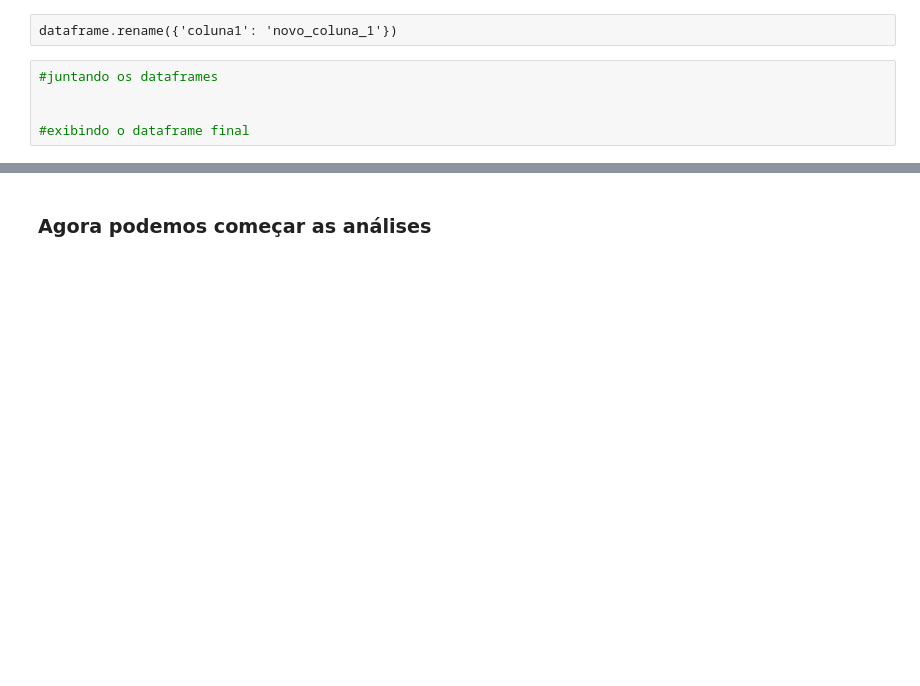
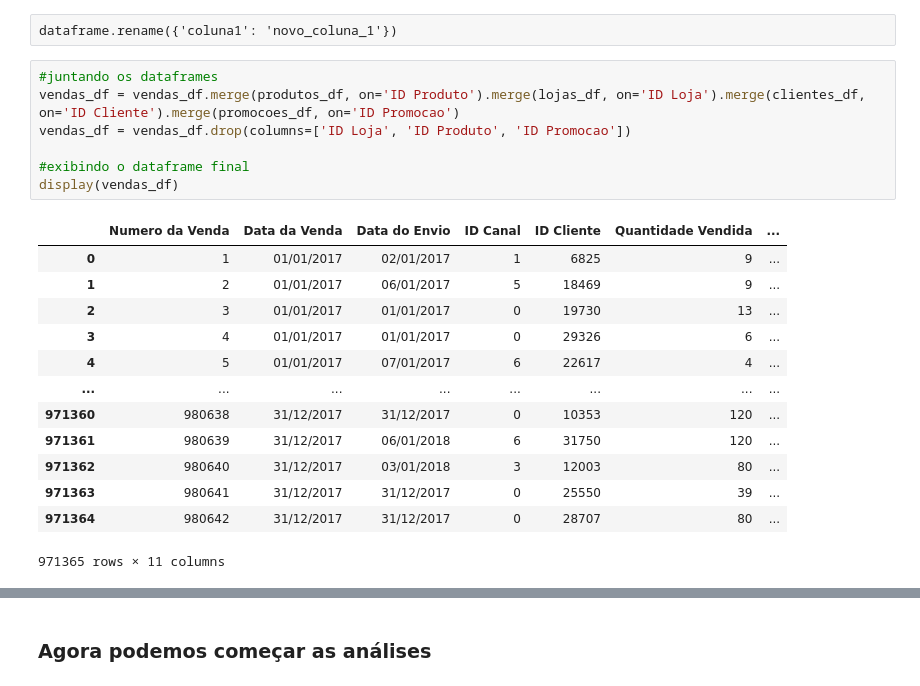
Before and after one commit to Anderson-Andy-Correa/8-Python-Impressionador-Hashtag, a Jupyter notebook: 22-Pandas_e_Integracao_com_Excel/Pandas 05 - Tratamento de Dados.ipynb, the cells around one changed output, grey strips where cells are left out. Cells and saved outputs as stored; diff of their text form; blank space fills up the shorter version.

```diff
--- a/22-Pandas_e_Integracao_com_Excel/Pandas 05 - Tratamento de Dados.ipynb
+++ b/22-Pandas_e_Integracao_com_Excel/Pandas 05 - Tratamento de Dados.ipynb
@@ -126,10 +175,26 @@ novo_dataframe = dataframe1.merge(dataframe2, on='coluna')
 - Obs: O merge precisa das colunas com o mesmo nome para funcionar. Se não tiver, você precisa alterar o nome da coluna com o .rename
 # %% [raw]
 dataframe.rename({'coluna1': 'novo_coluna_1'})
-# %%
-#juntando os dataframes
-
-
-#exibindo o dataframe final
+# %%
+#juntando os dataframes
+vendas_df = vendas_df.merge(produtos_df, on='ID Produto').merge(lojas_df, on='ID Loja').merge(clientes_df, on='ID Cliente').merge(promocoes_df, on='ID Promocao')
+vendas_df = vendas_df.drop(columns=['ID Loja', 'ID Produto', 'ID Promocao'])
+
+#exibindo o dataframe final
+display(vendas_df)
+# %% [output]
+|  | Numero da Venda | Data da Venda | Data do Envio | ID Canal | ID Cliente | Quantidade Vendida | ... |
+| 0 | 1 | 01/01/2017 | 02/01/2017 | 1 | 6825 | 9 | ... |
+| 1 | 2 | 01/01/2017 | 06/01/2017 | 5 | 18469 | 9 | ... |
+| 2 | 3 | 01/01/2017 | 01/01/2017 | 0 | 19730 | 13 | ... |
+| 3 | 4 | 01/01/2017 | 01/01/2017 | 0 | 29326 | 6 | ... |
+| 4 | 5 | 01/01/2017 | 07/01/2017 | 6 | 22617 | 4 | ... |
+| ... | ... | ... | ... | ... | ... | ... | ... |
+| 971360 | 980638 | 31/12/2017 | 31/12/2017 | 0 | 10353 | 120 | ... |
+| 971361 | 980639 | 31/12/2017 | 06/01/2018 | 6 | 31750 | 120 | ... |
+| 971362 | 980640 | 31/12/2017 | 03/01/2018 | 3 | 12003 | 80 | ... |
+| 971363 | 980641 | 31/12/2017 | 31/12/2017 | 0 | 25550 | 39 | ... |
+| 971364 | 980642 | 31/12/2017 | 31/12/2017 | 0 | 28707 | 80 | ... |
+971365 rows × 11 columns
 # %%
 #vamos renomear o e-mail para ficar claro que é do cliente
```
Also changed, not shown: parts of 3 cells of this notebook, 8 other files.
